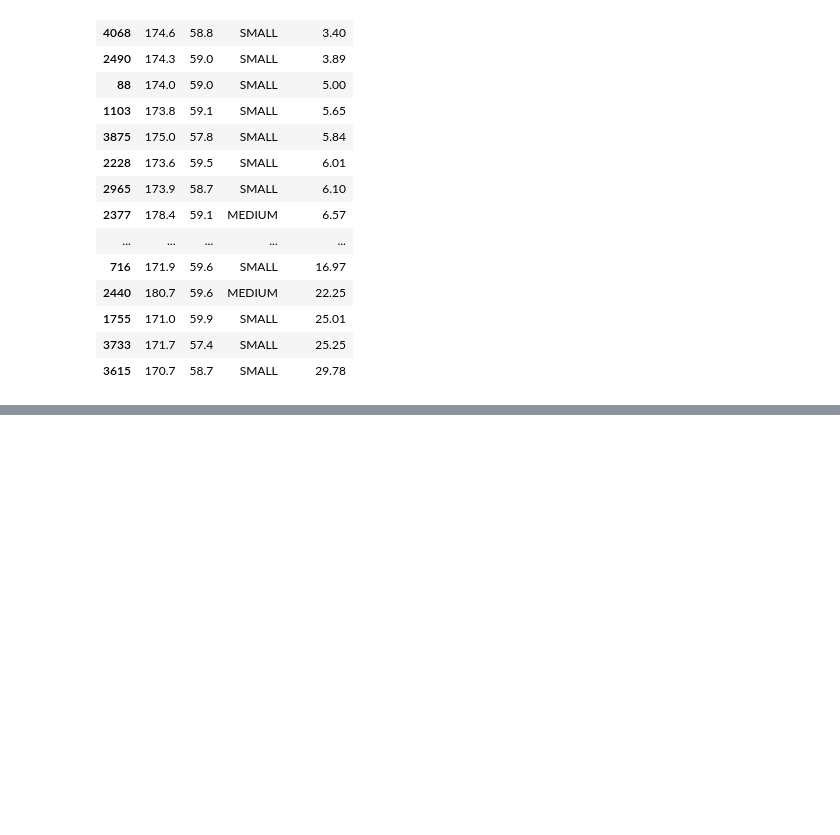
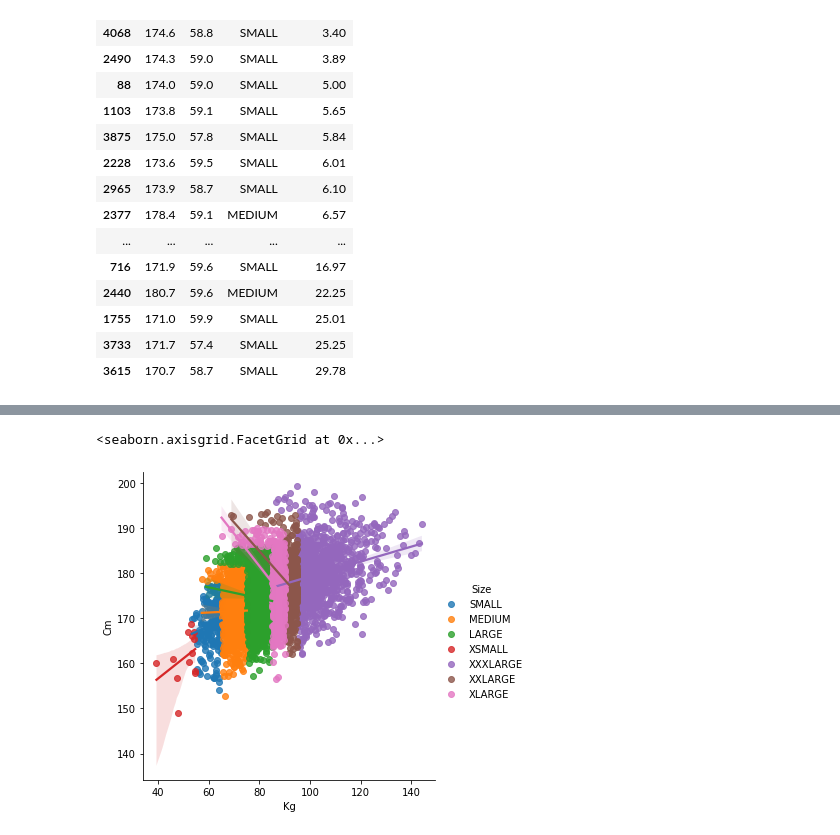
Before and after one commit to ViceSyndicate/Big_data, a Jupyter notebook: test_plots/test_plots.ipynb, the cells around one changed output, grey strips where cells are left out. Saved outputs shown, nothing was run; the diff lists cells and outputs as text; code cells hidden in the pictures; blank space fills up the shorter version.

```diff
--- a/test_plots/test_plots.ipynb
+++ b/test_plots/test_plots.ipynb
@@ -323,0 +352,6 @@ adding_to_df
+# %%
+#weight_height_male_df.head()
+sns.lmplot(data=weight_height_male_df, x="Kg", y="Cm", hue="Size", legend=True)
+# %% [output]
+<seaborn.axisgrid.FacetGrid at 0x...>
+[figure, added]
```
Also changed, not shown: parts of 7 cells of this notebook, 2 other files.
